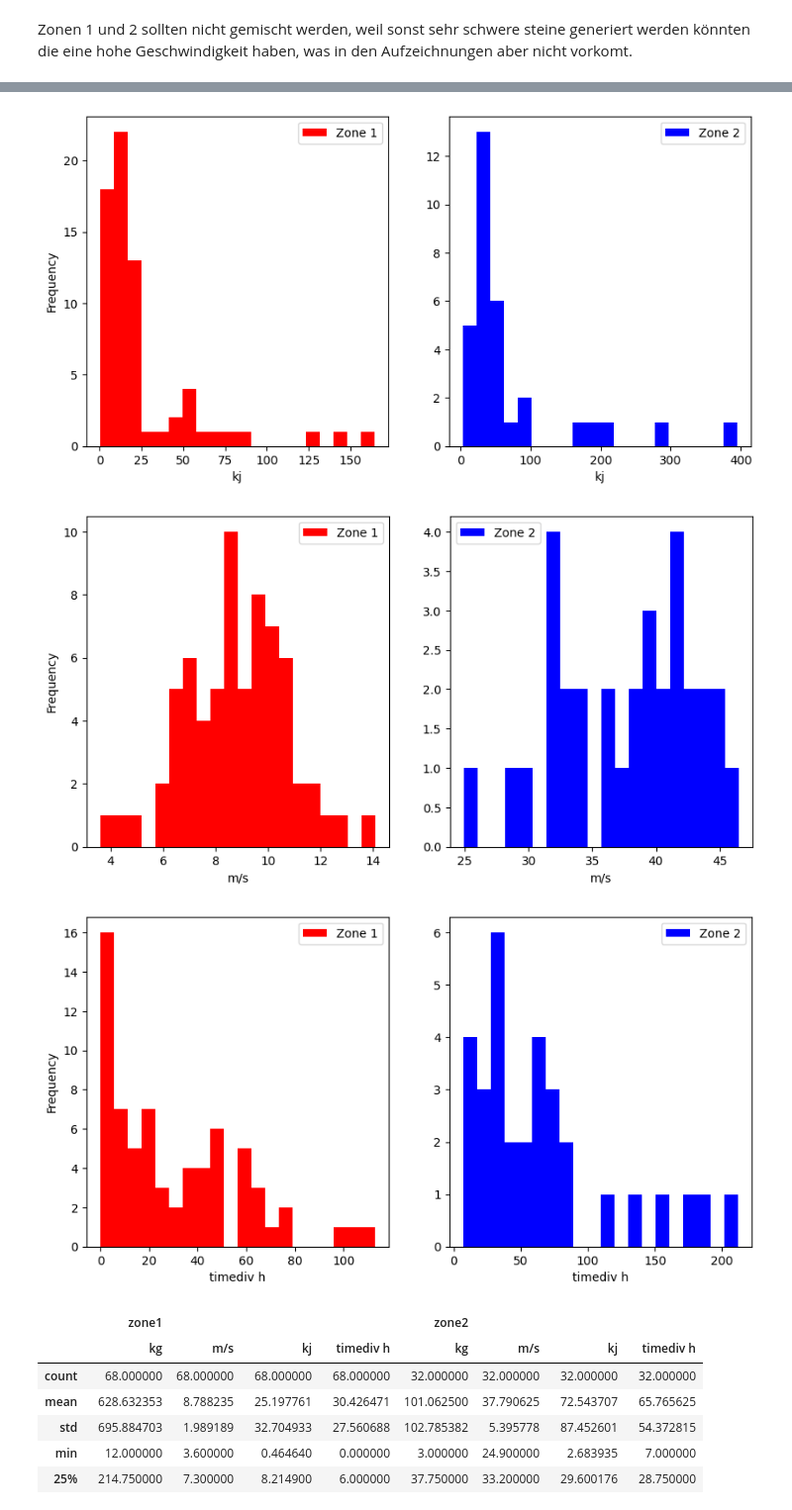
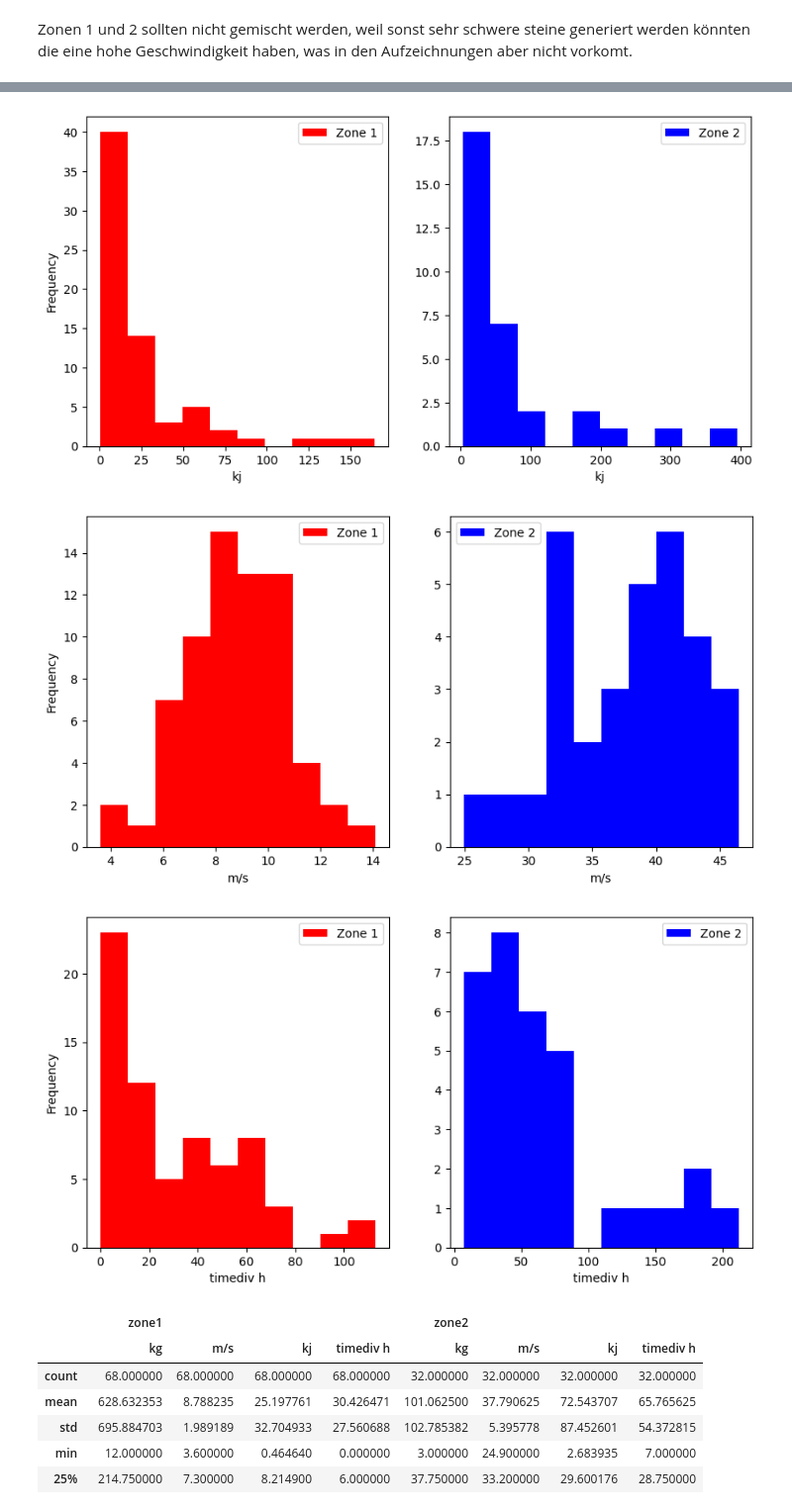
Before and after one commit to staldenhoefler/Steinschlag, a Jupyter notebook: steinschlag.ipynb, the cells around one changed output, grey strips where cells are left out. Shown at 99% size. Saved outputs shown, nothing was run; the diff lists cells and outputs as text; code cells hidden in the pictures.

```diff
--- a/steinschlag.ipynb
+++ b/steinschlag.ipynb
@@ -177,10 +184,12 @@ print(zone2)
 30  2019-03-25  14:00   63.0  43.2   58.786560 2019-03-25 14:00:00       22.0
 31  2019-03-28  01:00   58.0  37.2   40.131360 2019-03-28 01:00:00       59.0
 # %%
+num_bins = 10  # Change this value to adjust the number of bins
+
 # Plot the histograms for 'kg'
 fig, (ax1, ax2) = plt.subplots(1, 2, figsize=(10, 5))
-ax1.hist(zone1['kg'], bins=20, color='red', label='Zone 1')
-ax2.hist(zone2['kg'], bins=20, color='blue', label='Zone 2')
+ax1.hist(zone1['kg'], bins=num_bins, color='red', label='Zone 1')
+ax2.hist(zone2['kg'], bins=num_bins, color='blue', label='Zone 2')
 
 ax1.set_xlabel('kg')
 ax1.set_ylabel('Frequency')
@@ -191,8 +200,8 @@ plt.show()
 
 # Plot the histograms for 'kj'
 fig, (ax1, ax2) = plt.subplots(1, 2, figsize=(10, 5))
-ax1.hist(zone1['kj'], bins=20, color='red', label='Zone 1')
-ax2.hist(zone2['kj'], bins=20, color='blue', label='Zone 2')
+ax1.hist(zone1['kj'], bins=num_bins, color='red', label='Zone 1')
+ax2.hist(zone2['kj'], bins=num_bins, color='blue', label='Zone 2')
 
 ax1.set_xlabel('kj')
 ax1.set_ylabel('Frequency')
@@ -203,8 +212,8 @@ plt.show()
 
 # Plot the histograms for 'm/s'
 fig, (ax1, ax2) = plt.subplots(1, 2, figsize=(10, 5))
-ax1.hist(zone1['m/s'], bins=20, color='red', label='Zone 1')
-ax2.hist(zone2['m/s'], bins=20, color='blue', label='Zone 2')
+ax1.hist(zone1['m/s'], bins=num_bins, color='red', label='Zone 1')
+ax2.hist(zone2['m/s'], bins=num_bins, color='blue', label='Zone 2')
 
 ax1.set_xlabel('m/s')
 ax1.set_ylabel('Frequency')
@@ -215,8 +224,8 @@ plt.show()
 
 # Plot the histograms for 'timediv h'
 fig, (ax1, ax2) = plt.subplots(1, 2, figsize=(10, 5))
-ax1.hist(zone1['timediv h'], bins=20, color='red', label='Zone 1')
-ax2.hist(zone2['timediv h'], bins=20, color='blue', label='Zone 2')
+ax1.hist(zone1['timediv h'], bins=num_bins, color='red', label='Zone 1')
+ax2.hist(zone2['timediv h'], bins=num_bins, color='blue', label='Zone 2')
 
 ax1.set_xlabel('timediv h')
 ax1.set_ylabel('Frequency')
@@ -229,6 +238,6 @@ plt.show()
-[figure, old version]
+[figure, new version]
-[figure, old version]
+[figure, new version]
-[figure, old version]
+[figure, new version]
 # %%
 pd.concat([zone1, zone2], axis=1, keys=['zone1', 'zone2']).describe()
 # %% [output]
```
Also changed, not shown: parts of 22 cells of this notebook, 1 other file.
